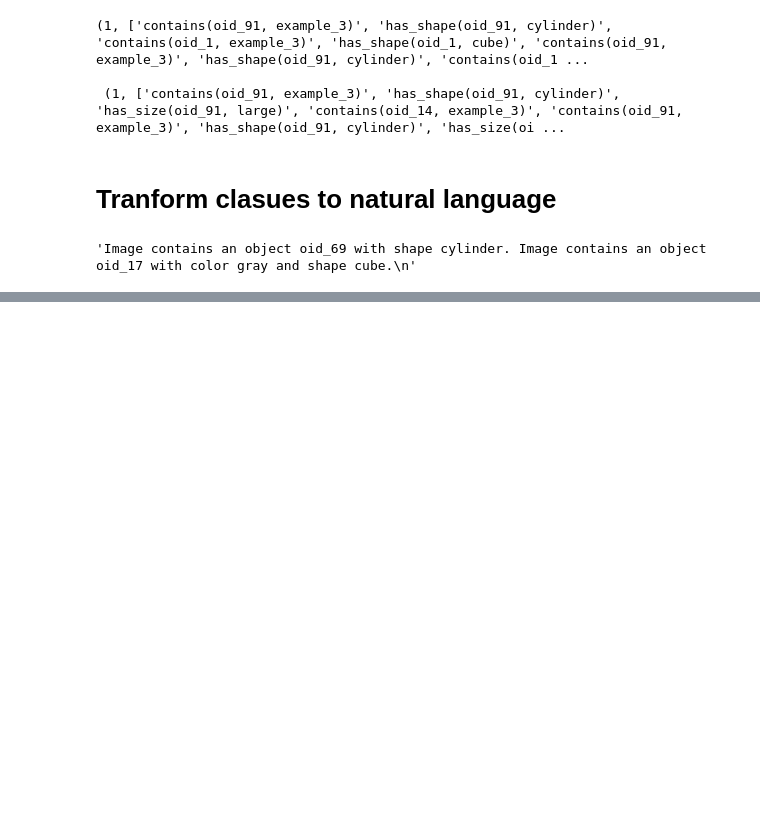
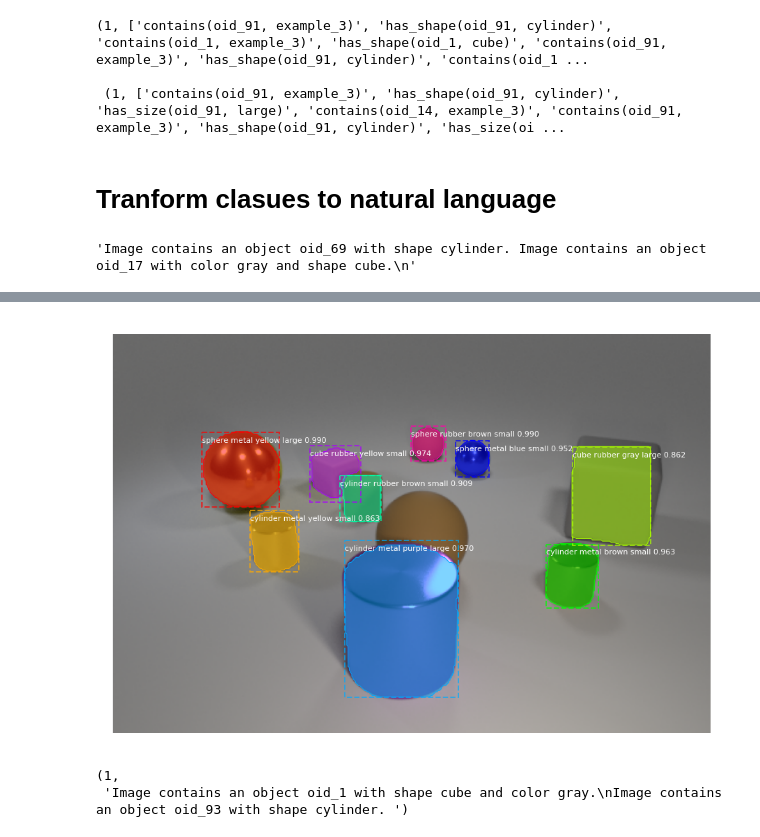
Before and after one commit to OliDeane/ClevrHans_iILP, a Jupyter notebook: inference.ipynb, the cells around one changed output, grey strips where cells are left out. Cells and saved outputs as stored; diff of their text form; code cells hidden in the pictures; blank space fills up the shorter version.

```diff
--- a/inference.ipynb
+++ b/inference.ipynb
@@ -210,0 +251,19 @@ with open(r"E:\demos\files\sample.txt", 'w') as fp:
+# %%
+# Formalise general output.
+# Do not include ilp class here - as this is for inference.
+
+shape_categories, material_categories, color_categories,\
+        size_categories, class_names = define_object_types()
+img_objects = ([class_names[r['class_ids'][i]] for i in range(len(r['class_ids']))])
+
+rois = r['rois'].tolist()
+
+# Can ignore for now - we're not using relational predicates in demo yet.
+centroids = {}
+centroids['X'] = [(roi[1] + roi[3])/2 for roi in rois]
+centroids['Y'] = [(roi[0] + roi[2])/2 for roi in rois]
+
+visualize.display_instances(image, r['rois'], r['masks'], r['class_ids'],
+                            class_names, r['scores'])
+# %% [output]
+[figure, added]
@@ -210,0 +302,14 @@ with open(r"E:\demos\files\sample.txt", 'w') as fp:
+# %%
+dataset = 'hans'
+prolog = Prolog()
+
+result = single_instance_inference(dataset=dataset, example_number=101, prolog=prolog)
+pred, explanation = result
+
+if explanation:
+    explanation = transform_clause(explanation)
+
+pred, explanation
+# %% [output]
+(1,
+ 'Image contains an object oid_1 with shape cube and color gray.\nImage contains an object oid_93 with shape cylinder. ')
```
Also changed, not shown: parts of 11 cells of this notebook, 17 other files.
